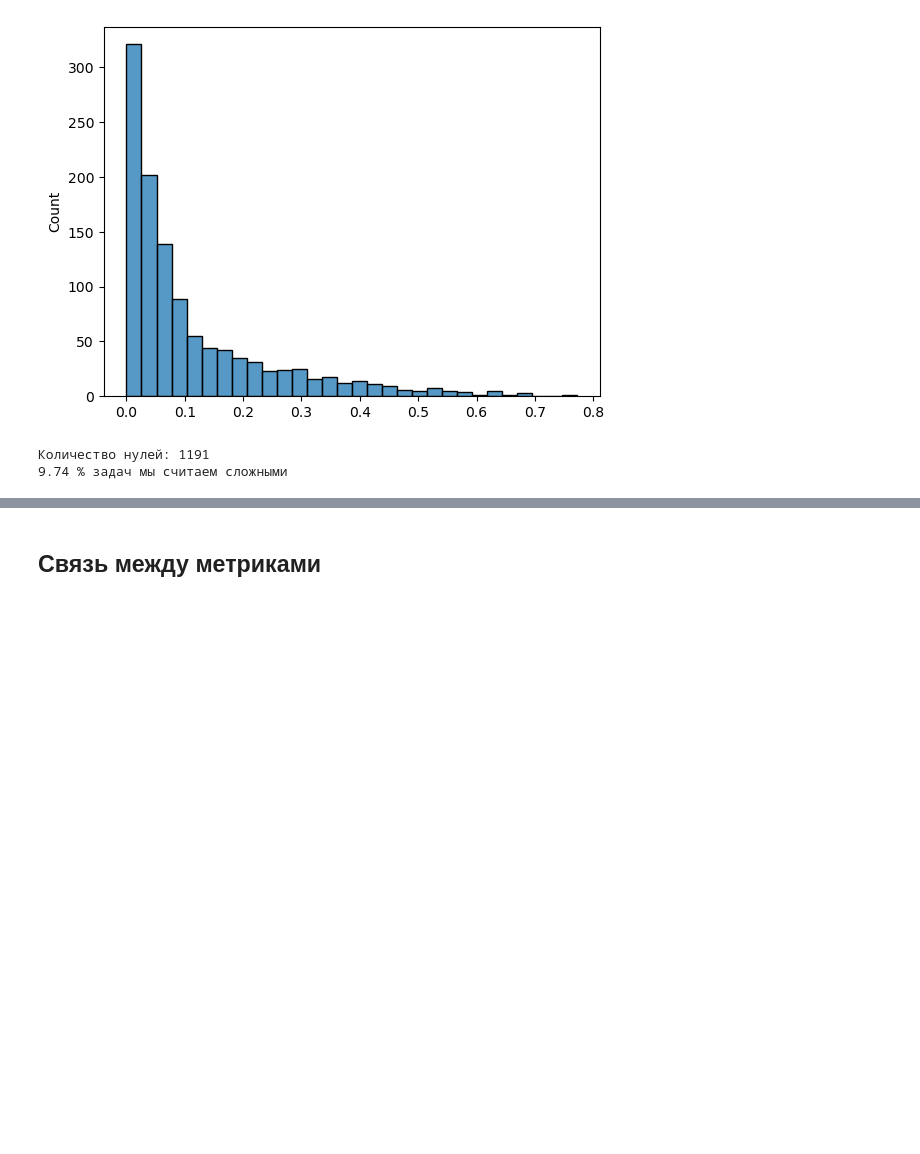
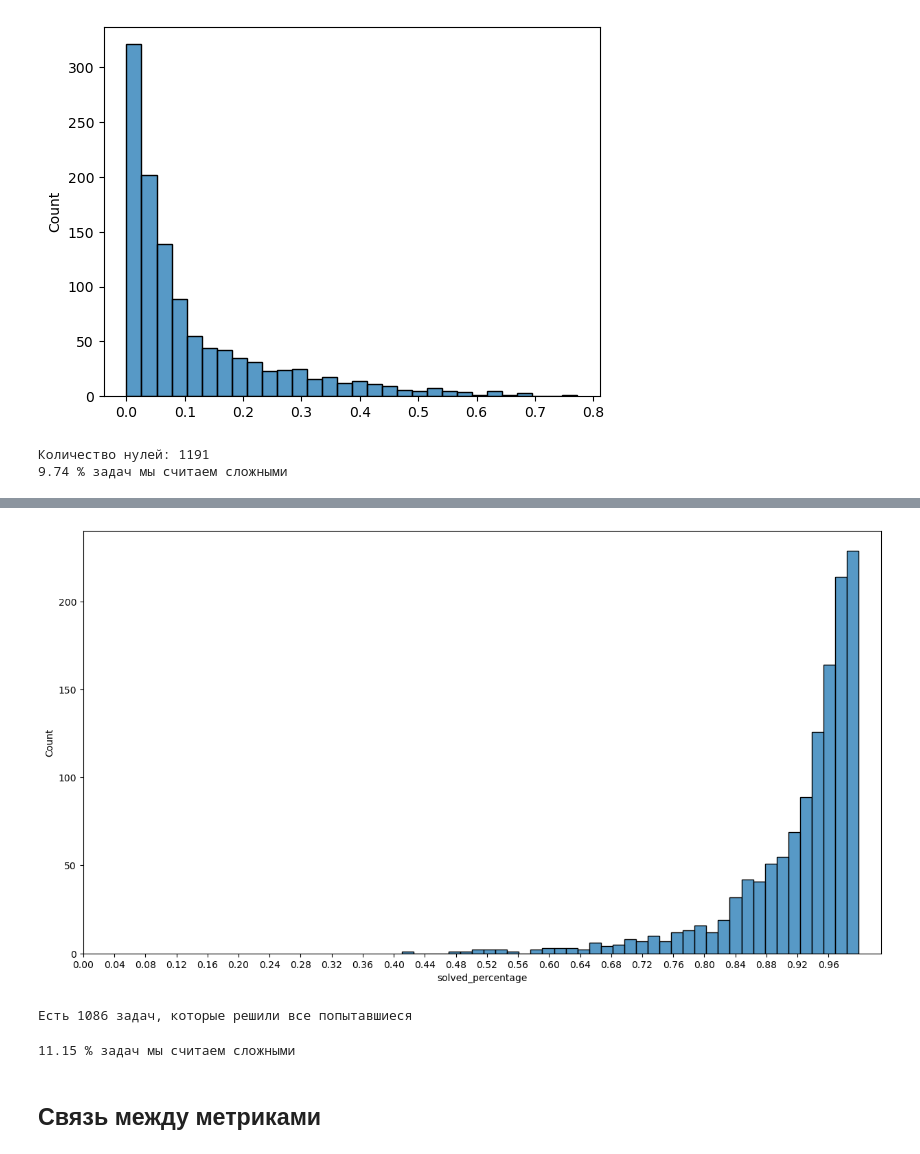
Before and after one commit to pt0p/metrics-for-educational-courses, a Jupyter notebook: metrics_reasearch.ipynb, the cells around one changed output, grey strips where cells are left out. Saved outputs shown, nothing was run; the diff lists cells and outputs as text; code cells hidden in the pictures; blank space fills up the shorter version.

Commit message:
add solved_percentage

```diff
--- a/metrics_reasearch.ipynb
+++ b/metrics_reasearch.ipynb
@@ -426,0 +429,18 @@ print("{:.2f}".format(difficult_percentage * 100), "% задач мы счита
+# %%
+df = user_element_progress[user_element_progress["course_element_type"] == "task"]
+df = df[df["achieve_reason"] != "transferred"]
+# %%
+df = df[df["tries_count"] > 0]
+df["is_achieved"] = df["is_achieved"].fillna(False).astype(int)
+grouped = (
+    df[["course_element_id", "is_achieved", "user_id"]]
+    .groupby("course_element_id")
+    .agg({"user_id": "count", "is_achieved": "sum"})
+    .reset_index()
+)
+solved_percentage = pd.DataFrame(
+    {
+        "element_id": grouped["course_element_id"],
+        "solved_percentage": grouped["is_achieved"] / grouped["user_id"],
+    }
+)
@@ -427,3 +463,26 @@ print("{:.2f}".format(difficult_percentage * 100), "% задач мы счита
+# %%
+fig, ax = plt.subplots(figsize=(15, 8))
+sns.histplot(
+    solved_percentage[solved_percentage["solved_percentage"] < 1]["solved_percentage"],
+    ax=ax,
+)
+ax.set_xticks(np.arange(0, 1, 0.04));
+# %% [output]
+[figure, added]
+# %%
+all_solved_count = len(solved_percentage[solved_percentage["solved_percentage"] == 1])
+print(f"Есть {all_solved_count} задач, которые решили все попытавшиеся")
+# %% [output]
+Есть 1086 задач, которые решили все попытавшиеся
+# %%
+solved_percentage_threshold = 0.88
+
+difficult_percentage = np.count_nonzero(
+    solved_percentage["solved_percentage"] < solved_percentage_threshold
+) / len(solved_percentage)
+print("{:.2f}".format(difficult_percentage * 100), "% задач мы считаем сложными")
+# %% [output]
+11.15 % задач мы считаем сложными
 # %% [markdown]
 ## Связь между метриками
 # %%
```
Also changed, not shown: parts of 3 cells of this notebook.
